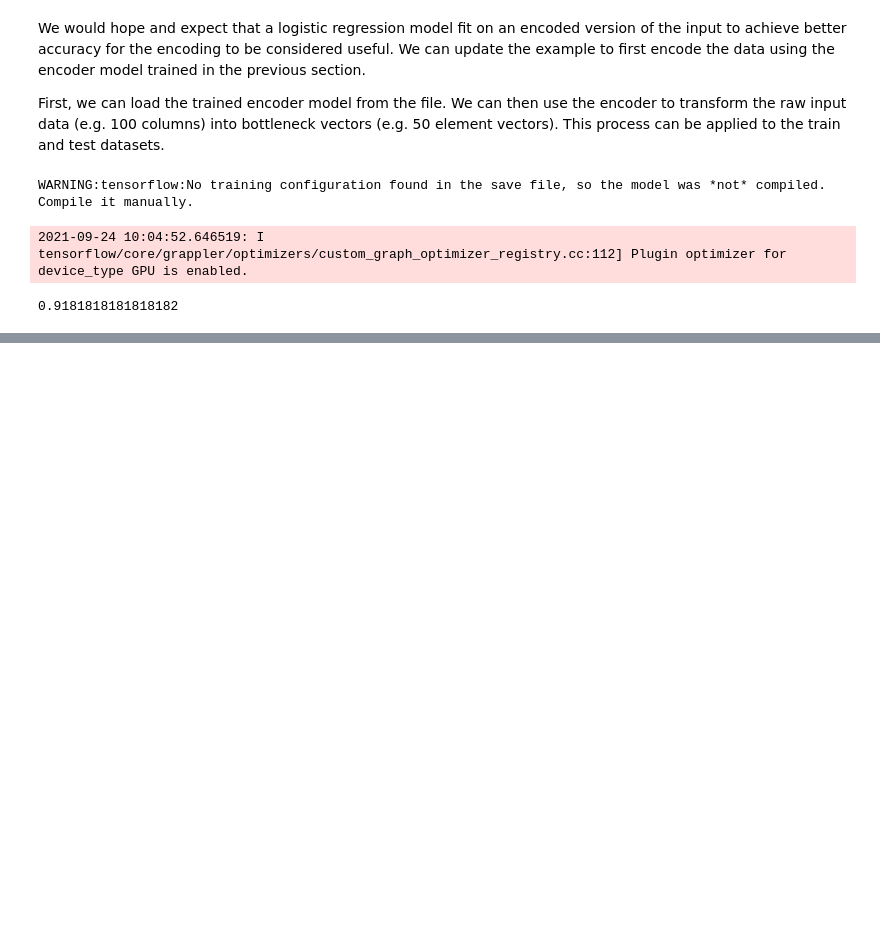
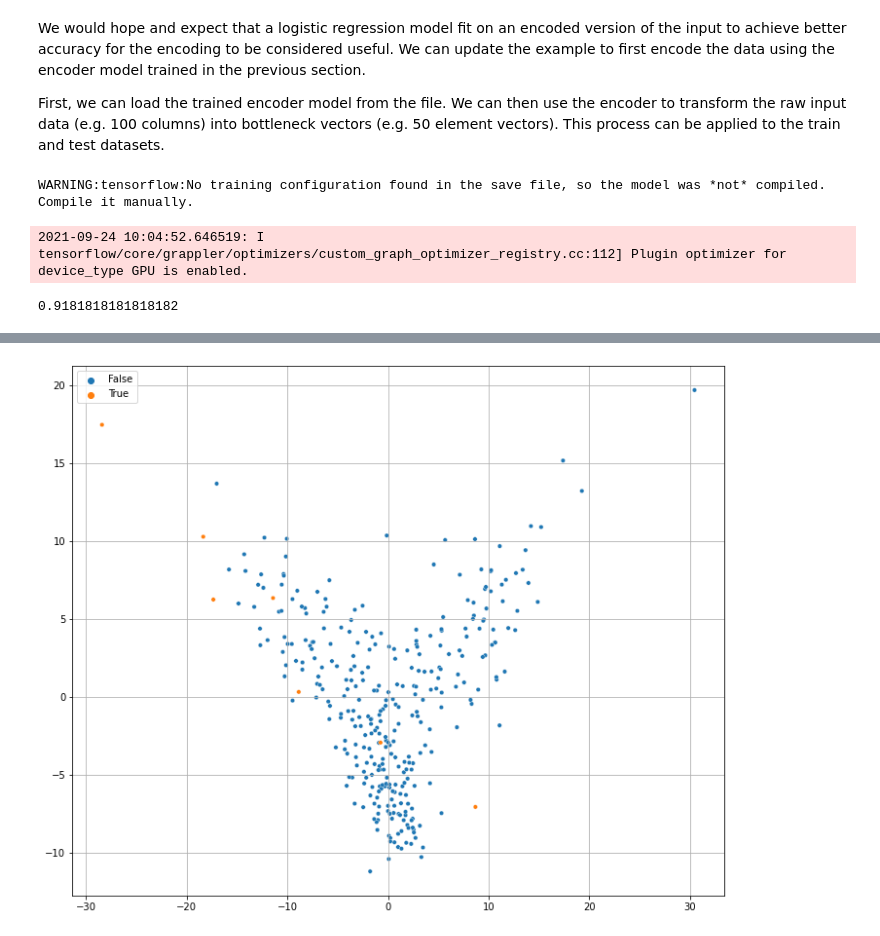
Before and after one commit to xxl4tomxu98/autoencoder-feature-extraction, a Jupyter notebook: autoencoder-classification.ipynb, the cells around one changed output, grey strips where cells are left out. Cells and saved outputs as stored; diff of their text form; code cells hidden in the pictures; blank space fills up the shorter version.

```diff
--- a/autoencoder-classification.ipynb
+++ b/autoencoder-classification.ipynb
@@ -107,0 +96,2 @@ Epoch 200/200
+# %%
+X_train_pred = model.predict(X_train)
@@ -181,0 +229,7 @@ print(acc)
+# %%
+plt.figure(figsize=(12, 10))
+sns.scatterplot(x=X_transform[:, 0], y=X_transform[:, 1], s=20, hue=anomalies)
+plt.grid()
+plt.show()
+# %% [output]
+[figure, added]
```
Also changed, not shown: parts of 18 cells of this notebook, 1 other file.
